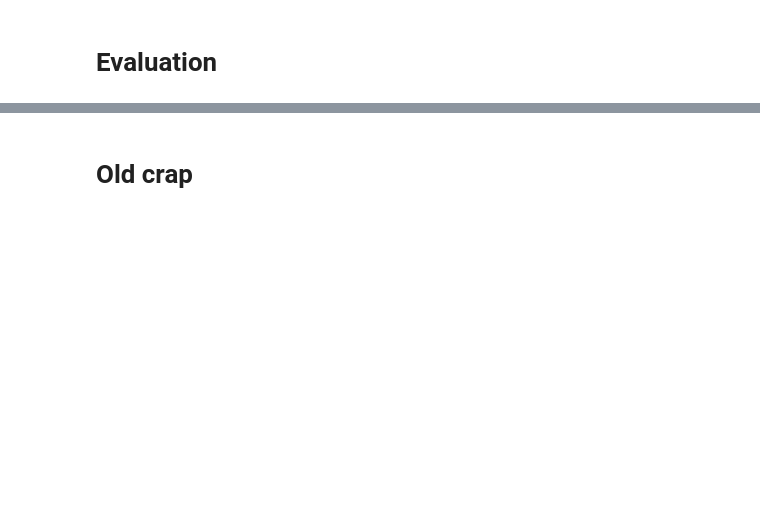
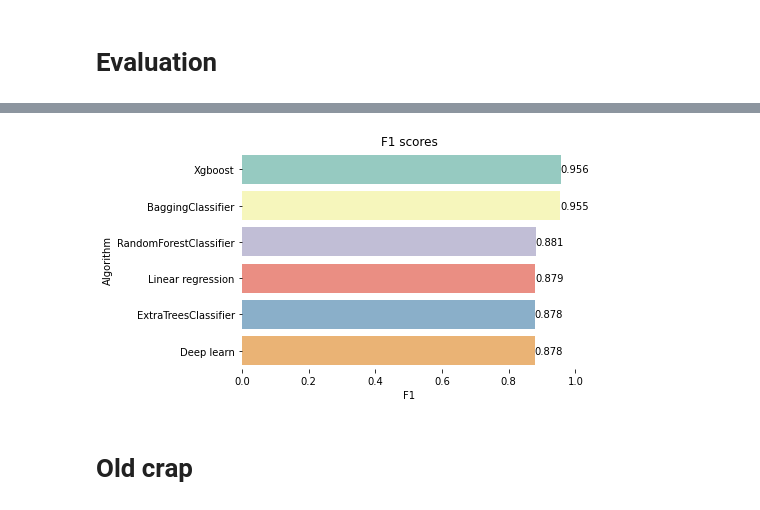
Before and after one commit to sjaanus97/P07-fast_growing_comp, a Jupyter notebook: fast_growing_comp.ipynb, the cells around one changed output, grey strips where cells are left out. Saved outputs shown, nothing was run; the diff lists cells and outputs as text; code cells hidden in the pictures; blank space fills up the shorter version.

```diff
--- a/fast_growing_comp.ipynb
+++ b/fast_growing_comp.ipynb
@@ -600,3 +687,33 @@ F1 weighted of BaggingClassifier desicion tree is 0.955
+# %%
+# F1
+f1 = [
+      np.round(metrics.f1_score(val_data_labels, val_data['lr_pred'] , average='weighted'),3),
+      np.round(metrics.f1_score(val_data_labels, val_data['etc_pred'] , average='weighted'),3),
+      np.round(metrics.f1_score(val_data_labels, val_data['rfc_pred'] , average='weighted'),3),
+      np.round(metrics.f1_score(val_data_labels, val_data['bagger_pred'] , average='weighted'),3),
+      np.round(metrics.f1_score(val_data_labels, val_data['deep_pred'] , average='weighted'),3),
+      np.round(metrics.f1_score(val_data_labels, val_data['xgboost_pred'] , average='weighted'),3)
+      ]
+
+# hack to visualize without running everything
+#f1 = [0.879,0.878,0.881,0.955,0.878,0.951]
+
+f1_vis_data = pd.DataFrame({"F1":f1,"Algorithm":['Linear regression', 'ExtraTreesClassifier', 'RandomForestClassifier', 'BaggingClassifier', 'Deep learn', 'Xgboost']})
+
+f1_vis_data = f1_vis_data.sort_values(["F1"], ascending=False)
+
+g = sns.barplot("F1","Algorithm",data = f1_vis_data, palette="Set3")
+g.set_xlabel("F1")
+
+for container in g.containers:
+    g.bar_label(container, label_type='edge')
+
+g = g.set_title("F1 scores")
+sns.despine(bottom = True, left = True)
+
+plt.show()
+# %% [output]
+[figure, added]
 # %% [markdown]
 # Old crap
 # %%
```
Also changed, not shown: parts of 28 cells of this notebook.
